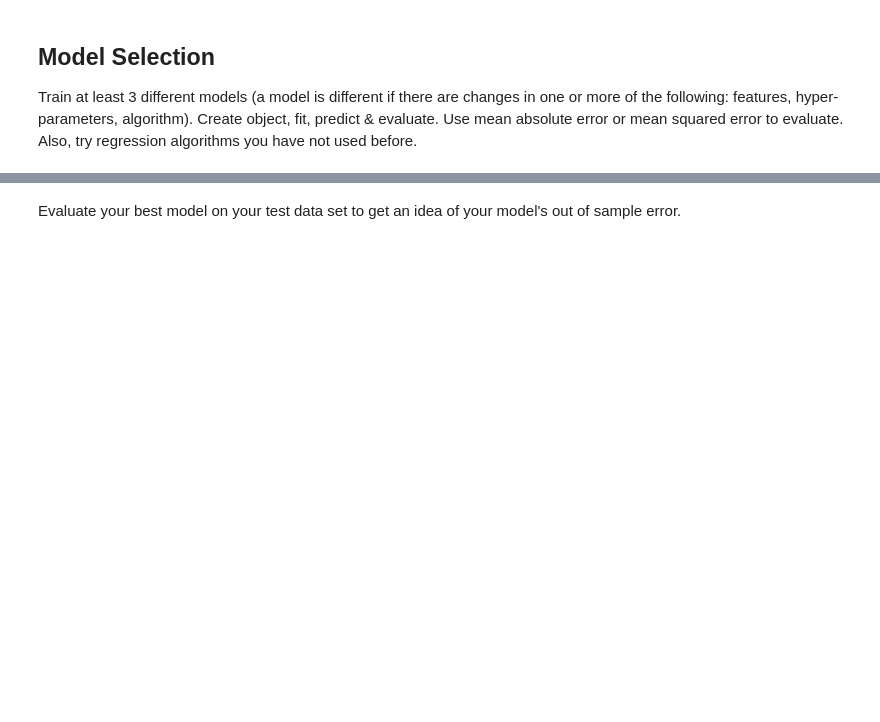
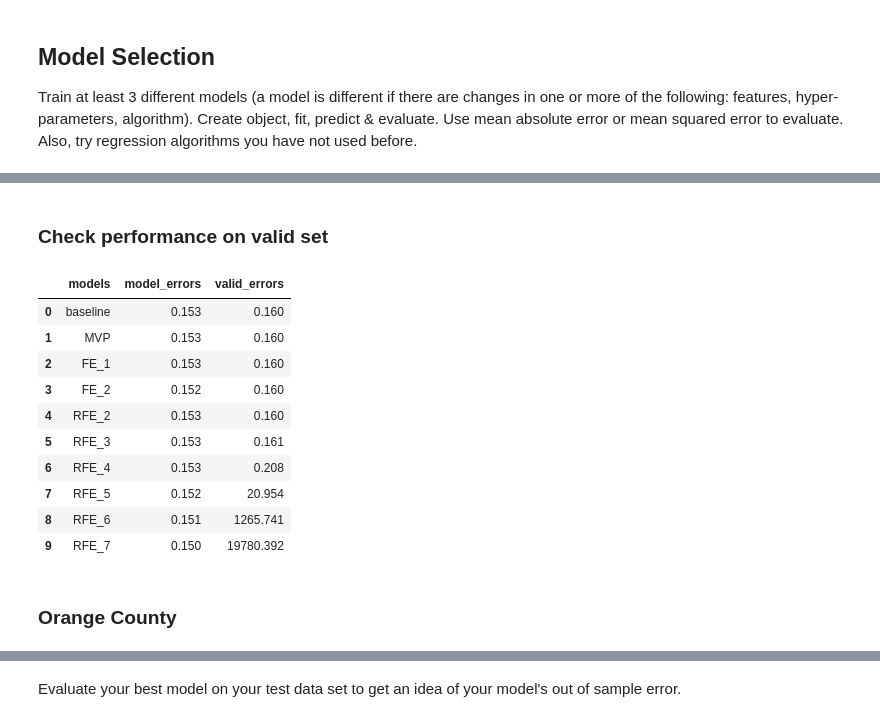
Before and after one commit to clustering-zillow/clustering-zillow, a Jupyter notebook: Brandi-model.ipynb, the cells around one changed output, grey strips where cells are left out. Drawn from its saved outputs; the diff is of its cells as text; code cells hidden in the pictures; blank space fills up the shorter version.

Commit message:
finished modeling

```diff
--- a/Brandi-model.ipynb
+++ b/Brandi-model.ipynb
@@ -102,0 +492,2 @@ predictions_LA['FE_1'] = lm_poly.predict(X_poly)
+# %% [markdown]
+### Check performance on valid set
@@ -102,0 +586,59 @@ predictions_LA['FE_1'] = lm_poly.predict(X_poly)
+# %%
+X = train_LA[['finishedsquarefeet12', 'taxvaluedollarcnt', 'tax_rate',
+              'tax_bin', 'centroid_buildingqualitytypeid', 'centroid_roomcnt']]
+
+poly = PolynomialFeatures(degree=6)
+X_poly = poly.fit_transform(X)
+lm_poly = LinearRegression(normalize=False).fit(X_poly, y_train_LA)
+
+X_valid = valid_LA[['finishedsquarefeet12', 'taxvaluedollarcnt', 'tax_rate',
+                    'tax_bin', 'centroid_buildingqualitytypeid', 'centroid_roomcnt']]
+
+X_valid_poly = poly.transform(X_valid)
+valid_predictions_LA['RFE_6'] = lm_poly.predict(X_valid_poly)
+# %%
+X = train_LA[['finishedsquarefeet12', 'garagecarcnt', 'taxvaluedollarcnt',
+              'tax_rate', 'tax_bin', 'centroid_buildingqualitytypeid',
+              'centroid_roomcnt']]
+
+poly = PolynomialFeatures(degree=7)
+X_poly = poly.fit_transform(X)
+lm_poly = LinearRegression(normalize=False).fit(X_poly, y_train_LA)
+
+X_valid = valid_LA[['finishedsquarefeet12', 'garagecarcnt', 'taxvaluedollarcnt',
+                    'tax_rate', 'tax_bin', 'centroid_buildingqualitytypeid',
+                    'centroid_roomcnt']]
+
+X_valid_poly = poly.transform(X_valid)
+valid_predictions_LA['RFE_7'] = lm_poly.predict(X_valid_poly)
+# %%
+# Set up RMSE functions
+RMSE_blv = model.RMSE(valid_predictions_LA.actual, valid_predictions_LA.baseline)
+RMSE_MVPv = model.RMSE(valid_predictions_LA.actual, valid_predictions_LA.MVP)
+RMSE_fe1v = model.RMSE(valid_predictions_LA.actual, valid_predictions_LA.FE_1)
+RMSE_fe2v = model.RMSE(valid_predictions_LA.actual, valid_predictions_LA.FE_2)
+RMSE_rfe2v = model.RMSE(valid_predictions_LA.actual, valid_predictions_LA.RFE_2)
+RMSE_rfe3v = model.RMSE(valid_predictions_LA.actual, valid_predictions_LA.RFE_3)
+RMSE_rfe4v = model.RMSE(valid_predictions_LA.actual, valid_predictions_LA.RFE_4)
+RMSE_rfe5v = model.RMSE(valid_predictions_LA.actual, valid_predictions_LA.RFE_5)
+RMSE_rfe6v = model.RMSE(valid_predictions_LA.actual, valid_predictions_LA.RFE_6)
+RMSE_rfe7v = model.RMSE(valid_predictions_LA.actual, valid_predictions_LA.RFE_7)
+# %%
+LA_eval_df['valid_errors'] = np.array([RMSE_blv, RMSE_MVPv, RMSE_fe1v, RMSE_fe2v, RMSE_rfe2v, RMSE_rfe3v,
+                                    RMSE_rfe4v, RMSE_rfe5v, RMSE_rfe6v, RMSE_rfe7v])
+
+LA_eval_df
+# %% [output]
+|  | models | model_errors | valid_errors |
+| 0 | baseline | 0.153 | 0.160 |
+| 1 | MVP | 0.153 | 0.160 |
+| 2 | FE_1 | 0.153 | 0.160 |
+| 3 | FE_2 | 0.152 | 0.160 |
+| 4 | RFE_2 | 0.153 | 0.160 |
+| 5 | RFE_3 | 0.153 | 0.161 |
+| 6 | RFE_4 | 0.153 | 0.208 |
+| 7 | RFE_5 | 0.152 | 20.954 |
+| 8 | RFE_6 | 0.151 | 1265.741 |
+| 9 | RFE_7 | 0.150 | 19780.392 |
+# %% [markdown]
+### Orange County
```
Also changed, not shown: parts of 82 cells of this notebook, 4 other files.
